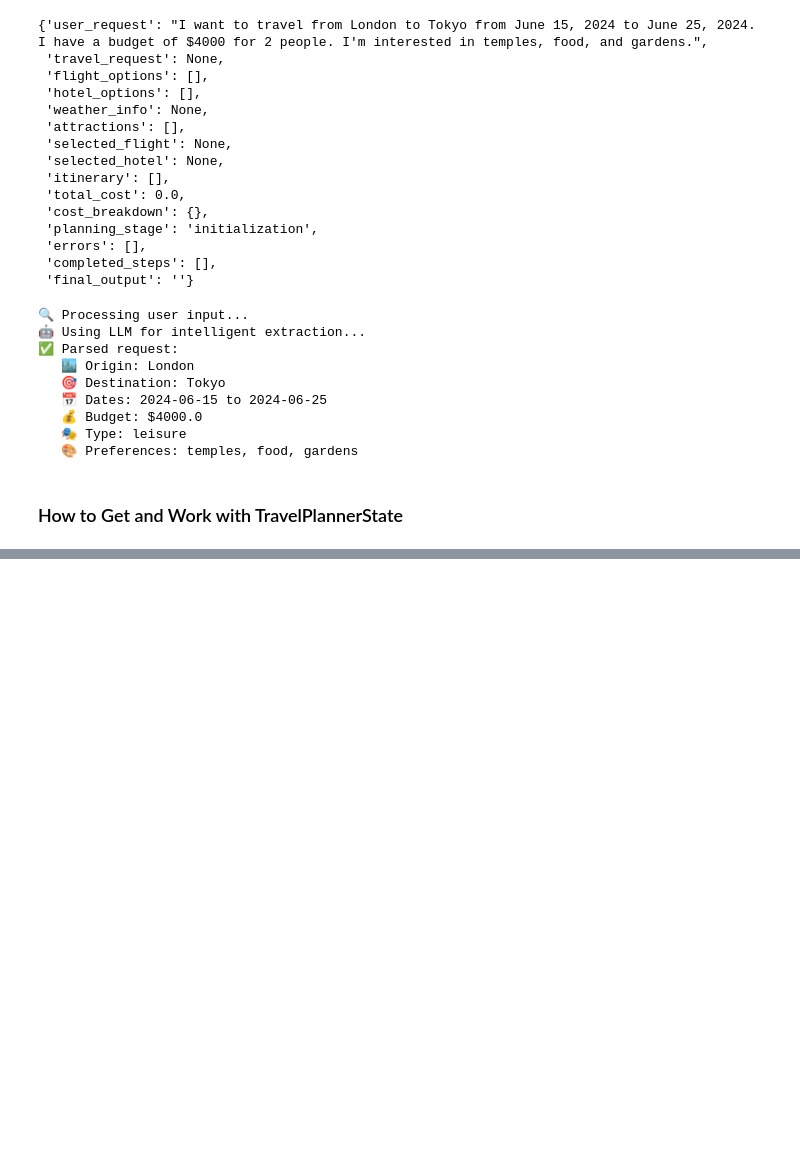
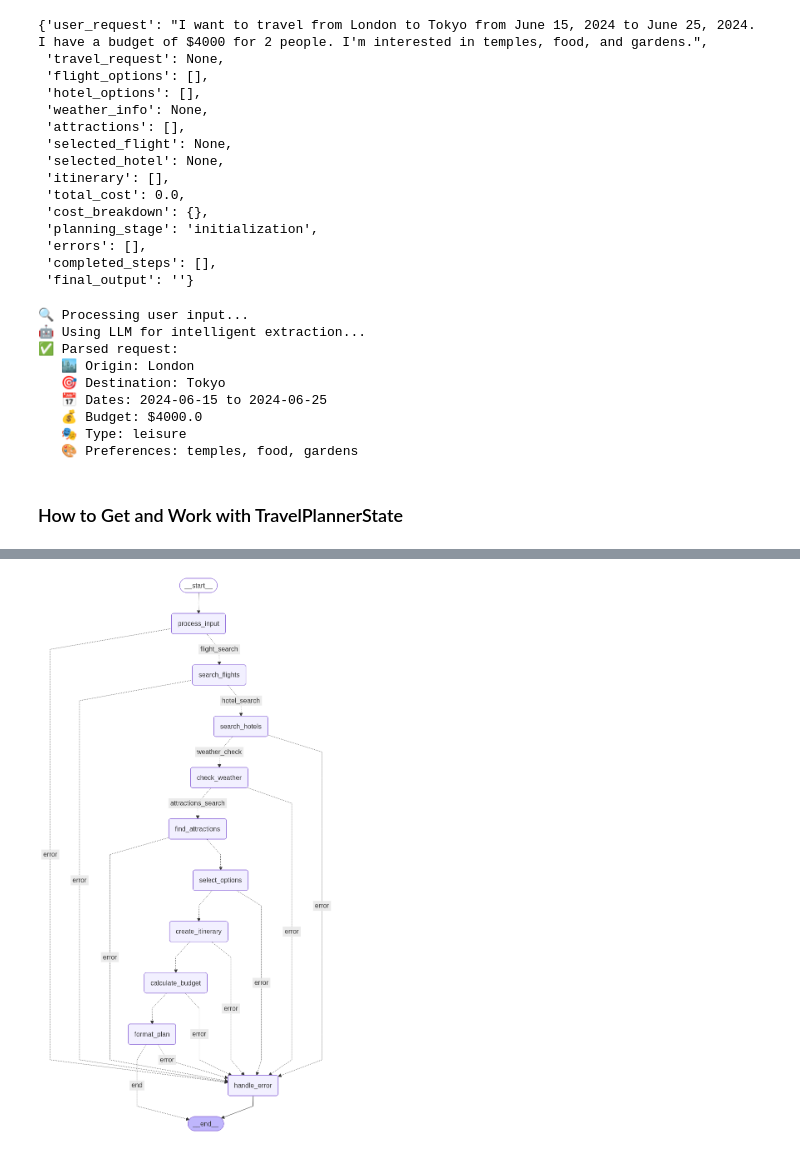
Before and after one commit to RajeshThakur1/BMGR-MAY2025-GIAI-2, a Jupyter notebook: langGraph_tutorial/travel_planner/travel_planner.ipynb, the cells around one changed output, grey strips where cells are left out. Cells and saved outputs as stored; diff of their text form; code cells hidden in the pictures; blank space fills up the shorter version.

```diff
--- a/langGraph_tutorial/travel_planner/travel_planner.ipynb
+++ b/langGraph_tutorial/travel_planner/travel_planner.ipynb
@@ -29,6 +29,17 @@ Our agent will use multiple specialized nodes:
 8. **Plan Presenter** - Format and present the final plan
 
 Let's start building! 🚀
+# %%
+from langchain_community.chat_models import ChatOllama
+
+def get_ollama_llm():
+    return ChatOllama(
+        model="llama3.2:1b",
+        temperature=0.1
+    )
+
+llm = get_ollama_llm()
+response = llm.invoke("Hello")
 # %%
 from typing import Dict, List, Any, Optional, Annotated, TypedDict
 from datetime import datetime, timedelta
@@ -328,0 +1077,9 @@ print()
+# %%
+from IPython.display import Image, display
+
+try:
+    display(Image(travel_planner.get_graph().draw_mermaid_png()))
+except Exception as e:
+    print(e)
+# %% [output]
+[figure, added]
```
Also changed, not shown: parts of 12 cells of this notebook.
